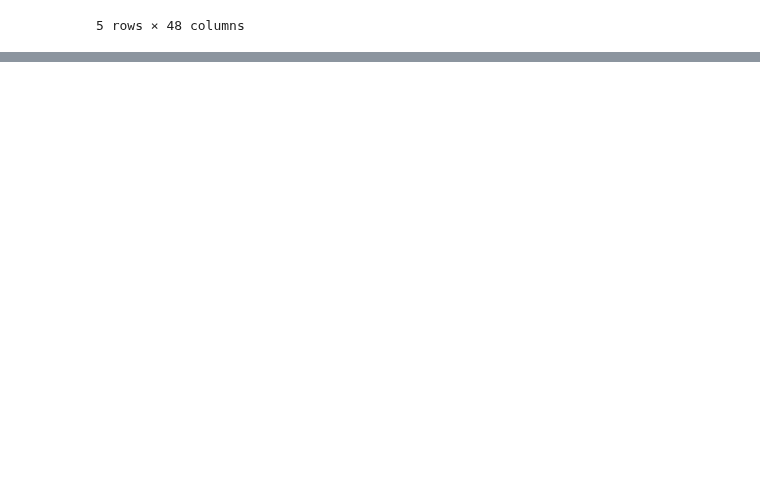
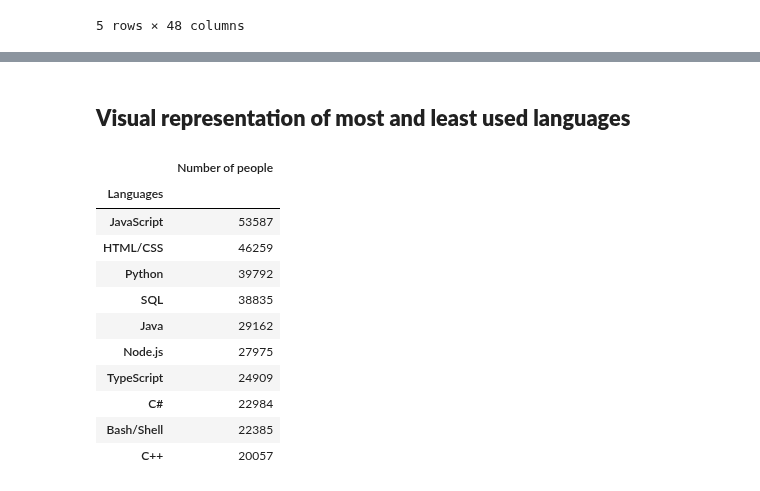
Before and after one commit to data301-2021-winter1/project-group13-project, a Jupyter notebook: notebooks/analysis3.ipynb, the cells around one changed output, grey strips where cells are left out. Saved outputs shown, nothing was run; the diff lists cells and outputs as text; code cells hidden in the pictures; blank space fills up the shorter version.

Commit message:
Cleaned data

```diff
--- a/notebooks/analysis3.ipynb
+++ b/notebooks/analysis3.ipynb
@@ -30,0 +43,3 @@ df2021.tail()
+# %%
+dfU2021 = p3.loadU('../data/raw/survey_results_public_2021.csv')
+dfU2021.info()
@@ -30,0 +134,3 @@ df2021.tail()
+# %%
+dfP = p3.load_and_process('../data/raw/survey_results_public_2021.csv')
+print(f"New data frame after cleaning data: {dfP.columns}")
@@ -30,0 +144,11 @@ df2021.tail()
+# %%
+count = Counter()
+for i, row in dfP.iterrows():
+    rows = str(row['LanguageHaveWorkedWith'])
+    listr = rows.split(";")
+    for prog in listr:
+            count[prog] += 1
+dfLang = pd.DataFrame.from_dict(count, orient = 'index', columns = ['Number of people'])
+print("Number of people who used the different languages: ")
+dfLang.index.name = "Languages"
+dfLang
@@ -30,0 +175,20 @@ df2021.tail()
+# %% [markdown]
+## **Visual representation of most and least used languages**
+# %%
+top10 = dfLang.nlargest(10, 'Number of people')
+bottom10 = dfLang.nsmallest(10, 'Number of people')
+# %%
+top10
+# %% [output]
+|  | Number of people |
+| Languages |  |
+| JavaScript | 53587 |
+| HTML/CSS | 46259 |
+| Python | 39792 |
+| SQL | 38835 |
+| Java | 29162 |
+| Node.js | 27975 |
+| TypeScript | 24909 |
+| C# | 22984 |
+| Bash/Shell | 22385 |
+| C++ | 20057 |
```
Also changed, not shown: parts of 17 cells of this notebook, 1 other file.
